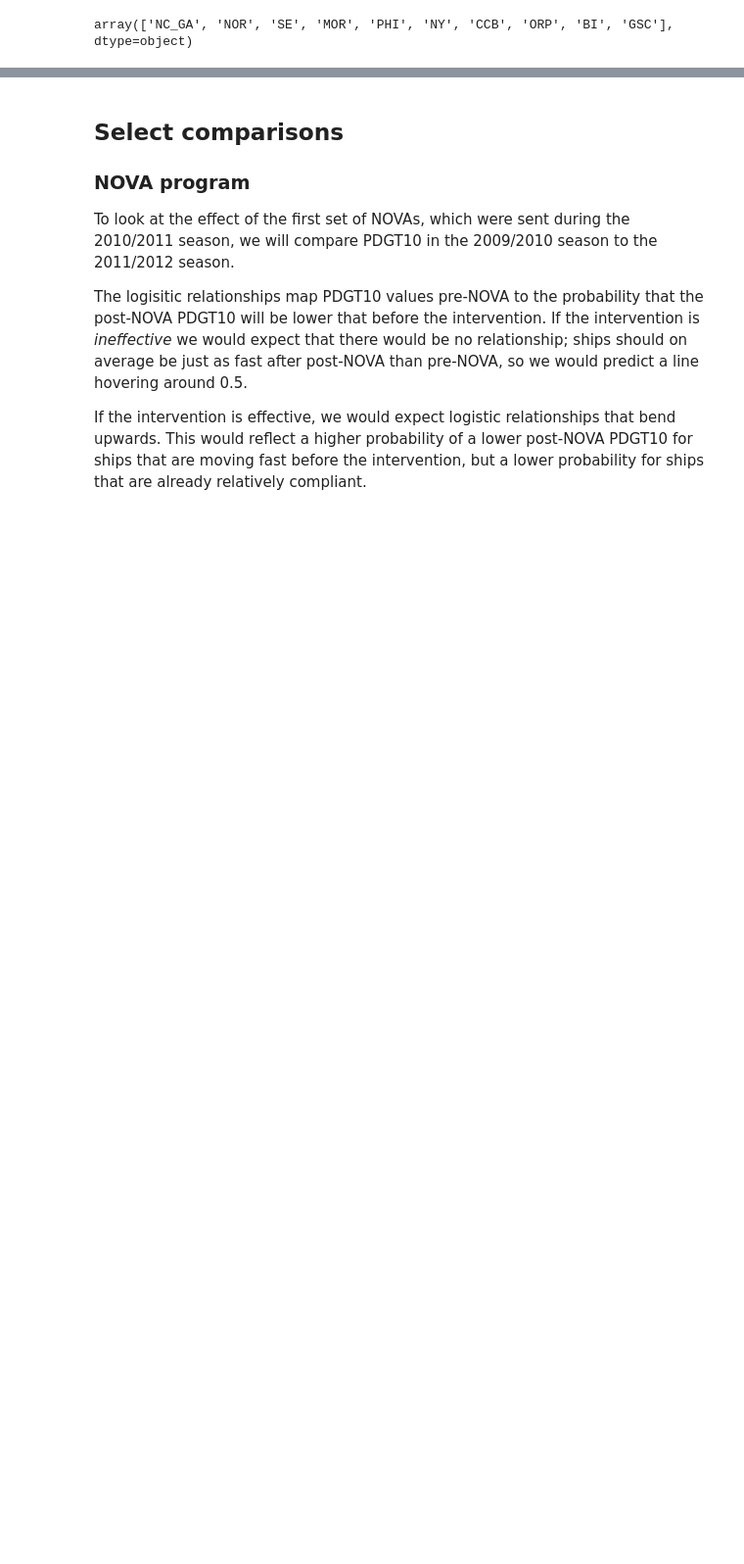
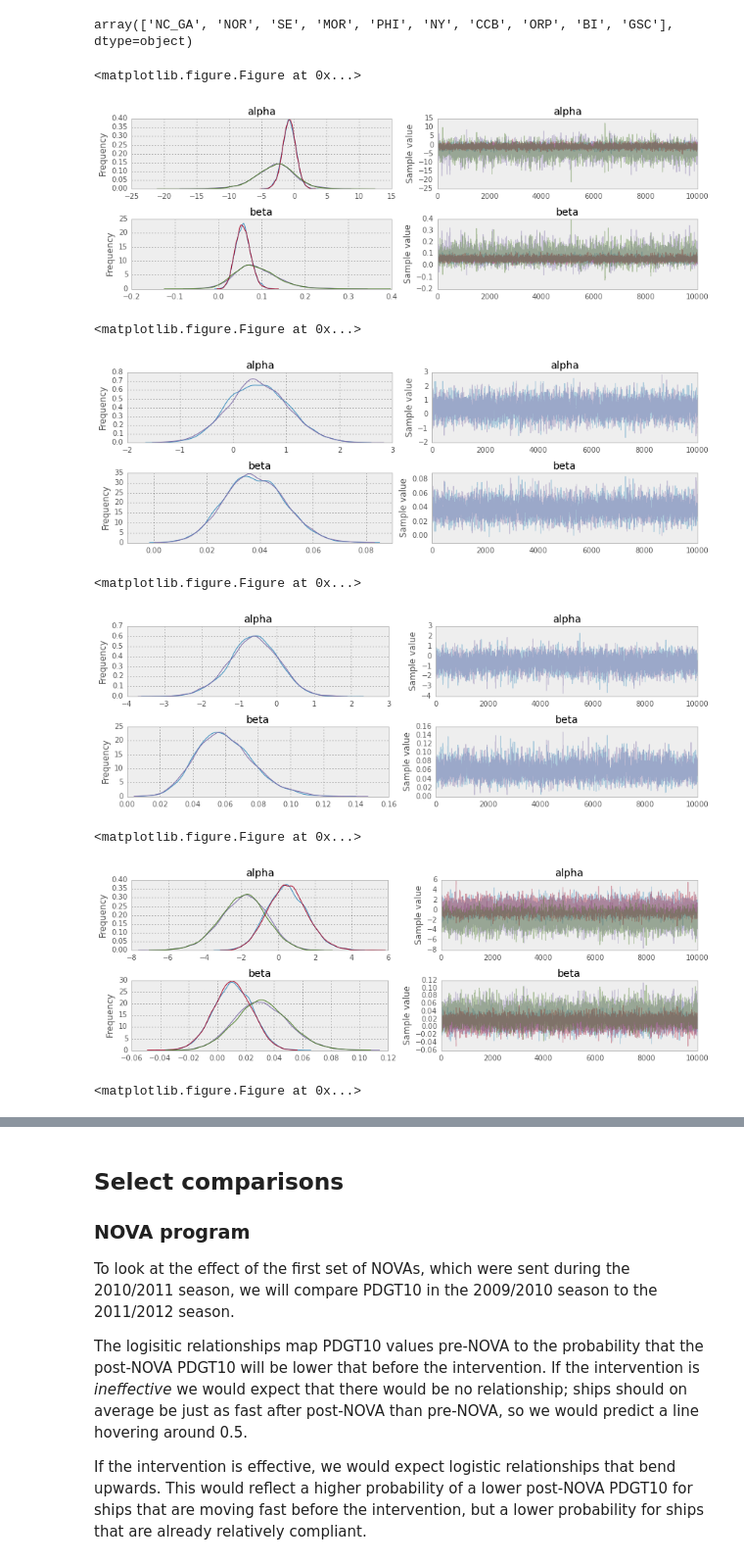
Before and after one commit to fonnesbeck/vessel-compliance-analysis, a Jupyter notebook: Logistic Model.ipynb, the cells around one changed output, grey strips where cells are left out. Shown at 98% size. Drawn from its saved outputs; the diff is of its cells as text; code cells hidden in the pictures; blank space fills up the shorter version.

Commit message:
Model state 12/11/13

```diff
--- a/Logistic Model.ipynb
+++ b/Logistic Model.ipynb
@@ -139,3 +84,40 @@ def run_model(sma, ship):
 # %%
 invlogit = lambda x: np.exp(x)/(1 + np.exp(x))
+# %%
+iterations = 20000
+# %%
+scenario_traces = []
+
+for sma in dataset.sma.unique():
+
+    sma_data = generate_diffs(sma)
+
+    if sma_data is not None:
+
+        X = pd.get_dummies(sma_data.type).values
+        early, late = sma_data[[u'pdgt10_early', u'pdgt10_late']].T.values
+        y = (late <= early).astype(int)
+
+        k = min(X.shape[1], valid_types)
+
+        with Model() as model:
+
+            alpha = Normal('alpha', 0, 0.001, shape=k)
+
+            beta = Normal('beta', 0, 0.001, shape=k)
+
+            p = tinvlogit(t.dot(X, alpha) + t.dot(X, beta)*early)
+
+            slower = Bernoulli('slower', p=p, observed=y)
+
+            start = model.test_point
+            step = NUTS()
+
+            tr = psample(iterations, step, start=start)
+
+            scenario_traces.append(tr)
+
+    else:
+
+        scenario_traces.append(None)
 # %%
@@ -204,0 +163,17 @@ def plot_logistic(ship, sma, trace, dataset=dataset, season_a=0, season_b=-1, nl
+# %%
+from pymc import forestplot, traceplot
+
+for tr in scenario_traces:
+    if tr is not None:
+        plt.figure()
+        traceplot(tr[iterations/2:])
+# %% [output]
+<matplotlib.figure.Figure at 0x...>
+[figure, added]
+<matplotlib.figure.Figure at 0x...>
+[figure, added]
+<matplotlib.figure.Figure at 0x...>
+[figure, added]
+<matplotlib.figure.Figure at 0x...>
+[figure, added]
+<matplotlib.figure.Figure at 0x...>
```
Also changed, not shown: parts of 38 cells of this notebook.
